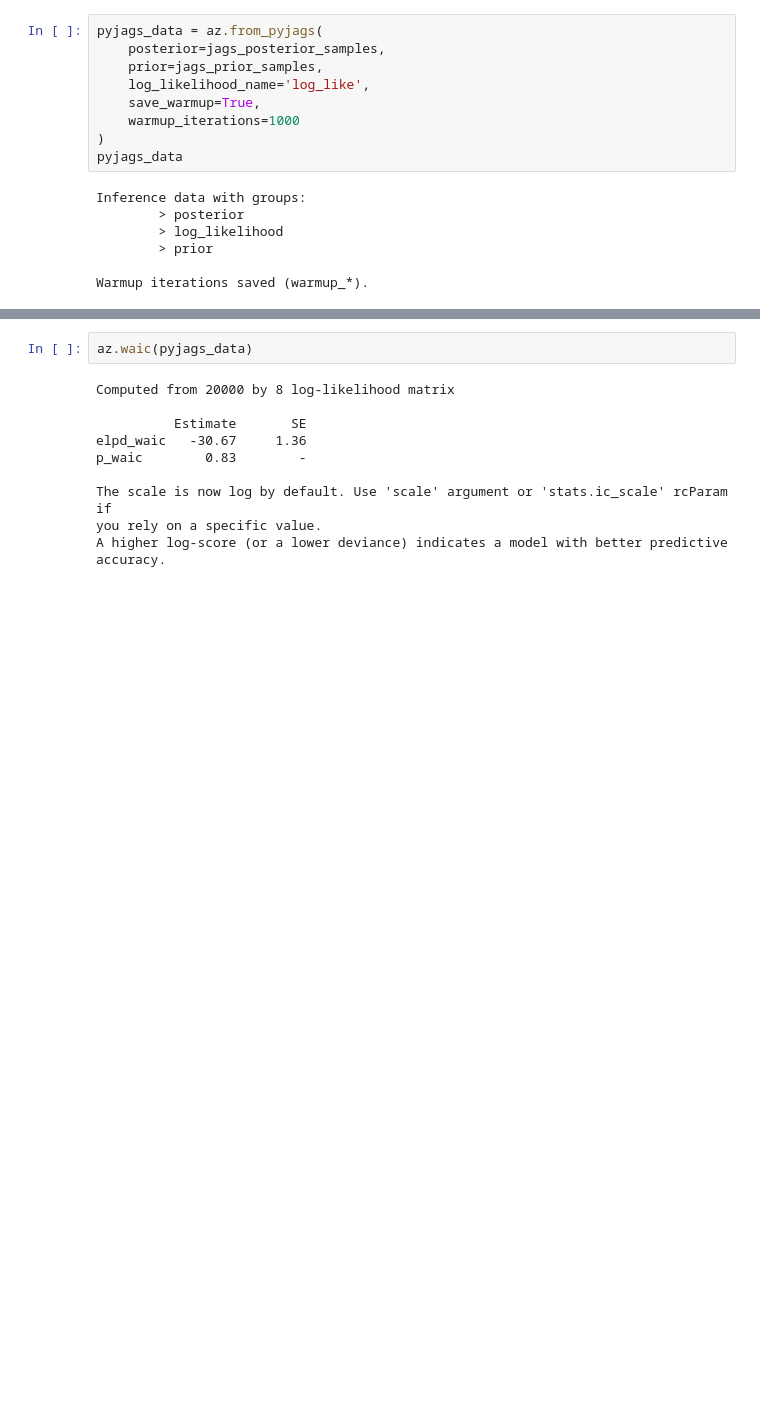
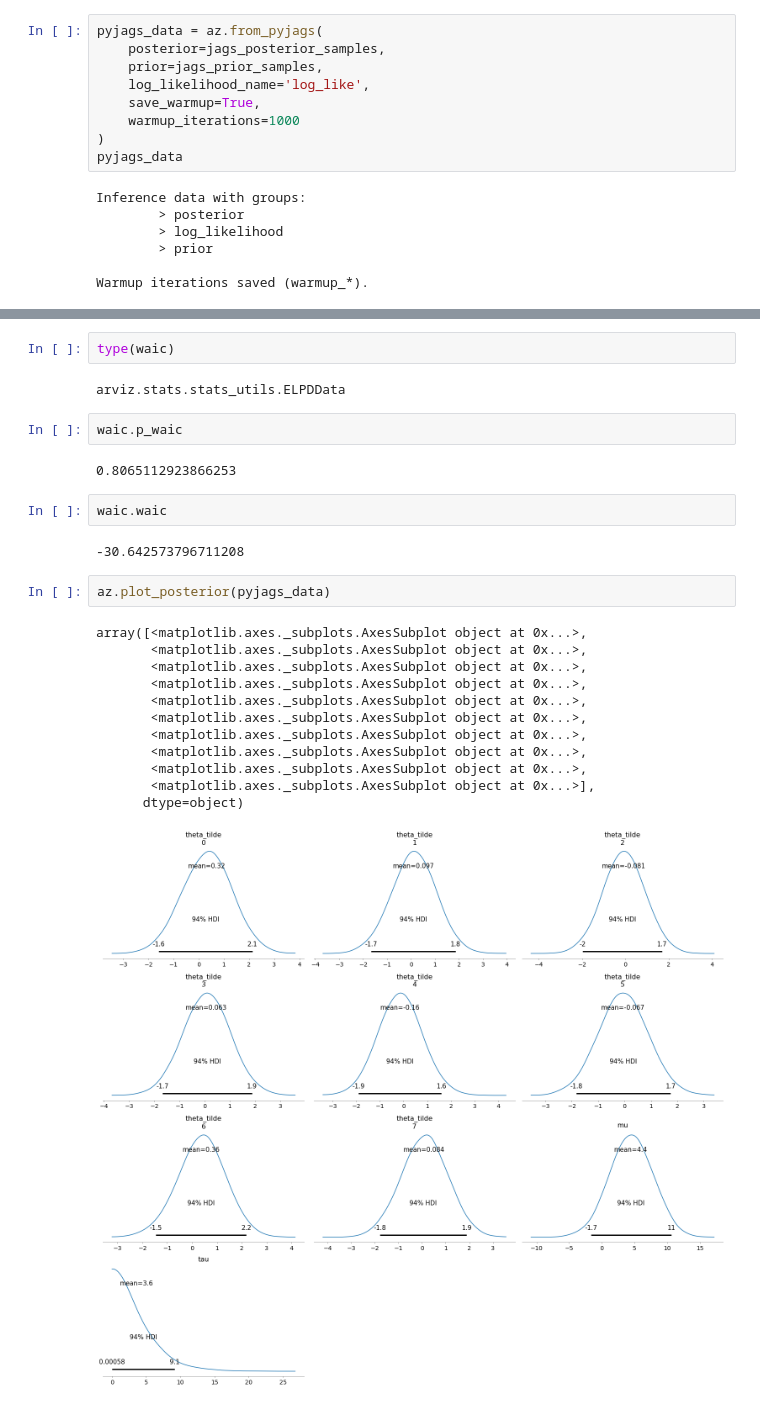
Before and after one commit to arviz-devs/arviz, a Jupyter notebook: doc/notebooks/InferenceDataCookbook.ipynb, the cells around one changed output, grey strips where cells are left out. Drawn from its saved outputs; the diff is of its cells as text; blank space fills up the shorter version.

Commit message:
- added test for the log likelihood via WAIC

```diff
--- a/doc/notebooks/InferenceDataCookbook.ipynb
+++ b/doc/notebooks/InferenceDataCookbook.ipynb
@@ -694,13 +708,27 @@ Warmup iterations saved (warmup_*).
+# %%
+type(waic)
+# %% [output]
+arviz.stats.stats_utils.ELPDData
+# %%
+waic.p_waic
+# %% [output]
+0.8065112923866253
+# %%
+waic.waic
+# %% [output]
+-30.642573796711208
 # %%
-az.waic(pyjags_data)
+az.plot_posterior(pyjags_data)
 # %% [output]
-Computed from 20000 by 8 log-likelihood matrix
-
-          Estimate       SE
-elpd_waic   -30.67     1.36
-p_waic        0.83        -
-
-The scale is now log by default. Use 'scale' argument or 'stats.ic_scale' rcParam if
-you rely on a specific value.
-A higher log-score (or a lower deviance) indicates a model with better predictive
-accuracy.
+array([<matplotlib.axes._subplots.AxesSubplot object at 0x...>,
+       <matplotlib.axes._subplots.AxesSubplot object at 0x...>,
+       <matplotlib.axes._subplots.AxesSubplot object at 0x...>,
+       <matplotlib.axes._subplots.AxesSubplot object at 0x...>,
+       <matplotlib.axes._subplots.AxesSubplot object at 0x...>,
+       <matplotlib.axes._subplots.AxesSubplot object at 0x...>,
+       <matplotlib.axes._subplots.AxesSubplot object at 0x...>,
+       <matplotlib.axes._subplots.AxesSubplot object at 0x...>,
+       <matplotlib.axes._subplots.AxesSubplot object at 0x...>,
+       <matplotlib.axes._subplots.AxesSubplot object at 0x...>],
+      dtype=object)
+[figure, added]
```
Also changed, not shown: parts of 1 cell of this notebook, 1 other file.
